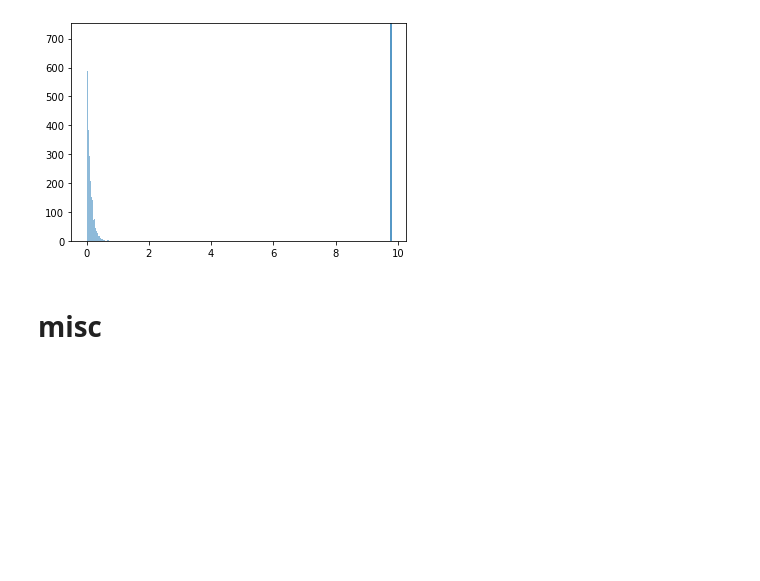
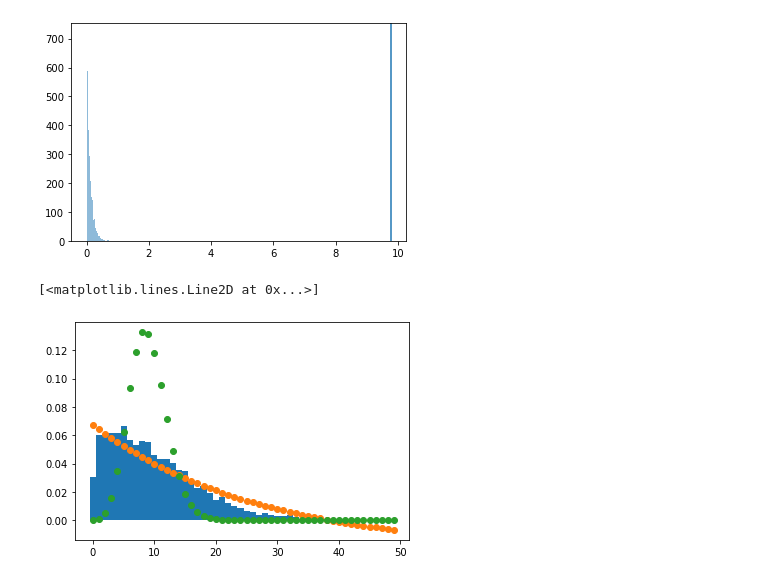
Before and after one commit to xavfunk/nma-koki, a Jupyter notebook: random-correlations.ipynb, the cells around one changed output. Saved outputs shown, nothing was run; the diff lists cells and outputs as text; code cells hidden in the pictures; blank space fills up the shorter version.

Commit message:
fit exp and poisson

```diff
--- a/random-correlations.ipynb
+++ b/random-correlations.ipynb
@@ -80,5 +80,3 @@ plt.axvline(mean)
 plt.show()
 # %% [output]
 [figure]
-# %% [markdown]
-# misc
@@ -91,31 +83,56 @@ np.random.exponential(rate)
 # %%
 ## potential poisson-fitting code
 from scipy.optimize import curve_fit
 from scipy.special import factorial
 from scipy.stats import poisson
+from scipy.stats import expon
+
 
 # the bins should be of integer width, because poisson is an integer distribution
 bins = np.arange(50) - 0.5
 entries, bin_edges, patches = plt.hist(dat_clean, bins=bins, density=True, label='Data')
 
 # calculate bin centres
 bin_middles = 0.5 * (bin_edges[1:] + bin_edges[:-1])
 
 
 def fit_function(k, lamb):
     '''poisson function, parameter lamb is the fit parameter'''
     return poisson.pmf(k, lamb)
 
+def monoExp(x, m, t, b):
+    return m * np.exp(-t * x) + b
 
+
+## exp fit
 # fit with curve_fit
-parameters, cov_matrix = curve_fit(fit_function, bin_middles, entries)
+p0 = (2000, .1, 50) # start with values near those we expect
+parameters, cov_matrix = curve_fit(monoExp, bin_middles, entries, p0 = p0)
 
-# plot poisson-deviation with fitted parameter
-x_plot = np.arange(0, 15)
+# plot exp-deviation with fitted parameter
+x_plot = np.arange(0, 50)
+
+## Poisson fit
+# fit with curve_fit
+p0 = 10 # start with values near those we expect
+parameters_p, cov_matrix_p = curve_fit(fit_function, bin_middles, entries, p0 = p0)
+
+# plot exp-deviation with fitted parameter
+x_plot = np.arange(0, 50)
 
 plt.plot(
     x_plot,
-    fit_function(x_plot, *parameters),
+    monoExp(x_plot, *parameters),
     marker='o', linestyle='',
     label='Fit result',
 )
+
+plt.plot(
+    x_plot,
+    fit_function(x_plot, *parameters_p),
+    marker='o', linestyle='',
+    label='Fit result',
+)
+# %% [output]
+[<matplotlib.lines.Line2D at 0x...>]
+[figure, added]
```
Also changed, not shown: parts of 6 cells of this notebook.
